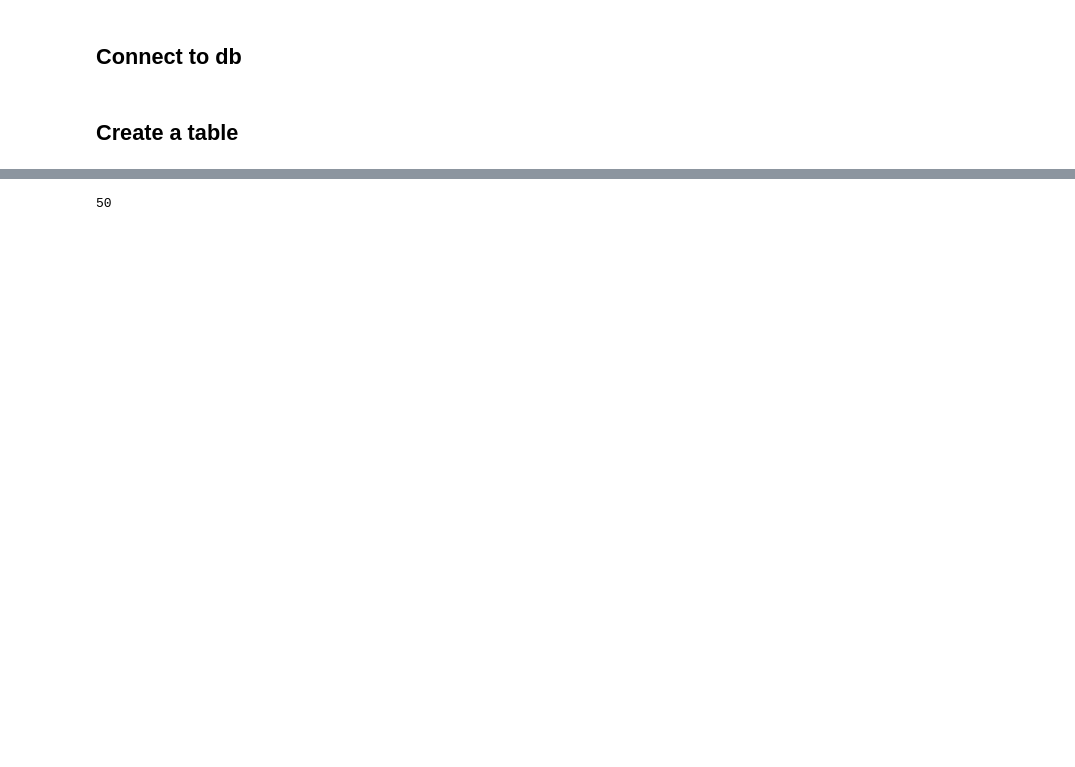
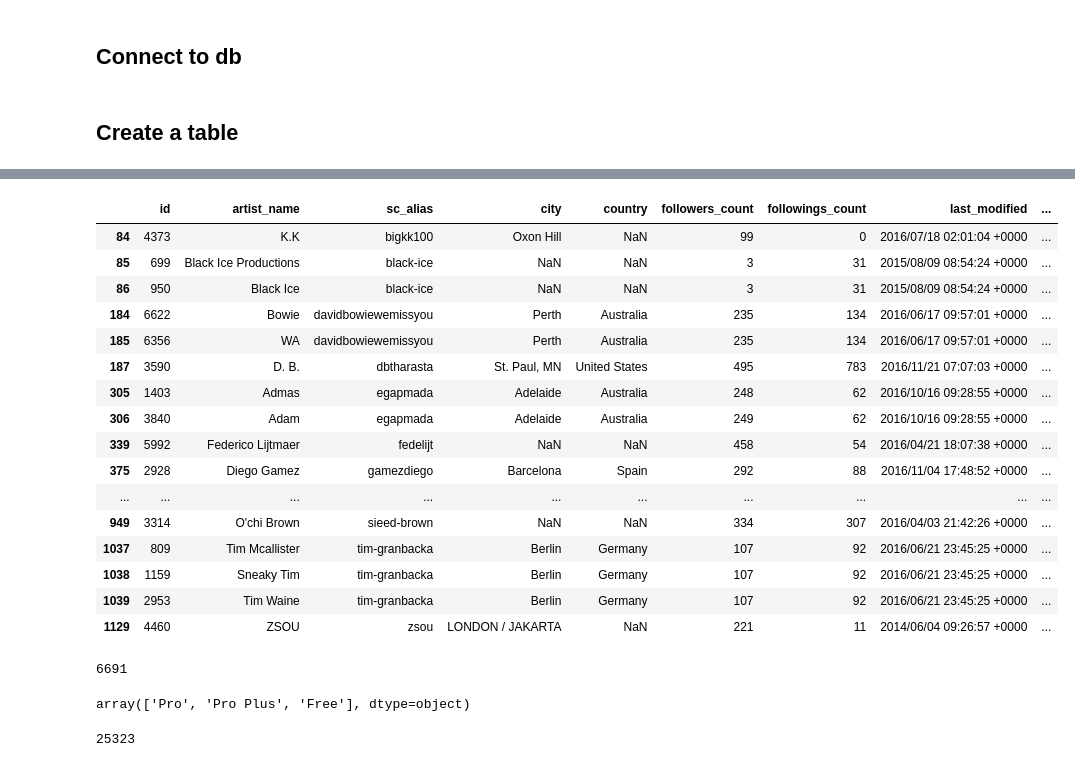
Before and after one commit to salmank09/artistrecommender, a Jupyter notebook: src/sc artist metadata scrape.ipynb, the cells around one changed output, grey strips where cells are left out. Saved outputs shown, nothing was run; the diff lists cells and outputs as text; code cells hidden in the pictures; blank space fills up the shorter version.

```diff
--- a/src/sc artist metadata scrape.ipynb
+++ b/src/sc artist metadata scrape.ipynb
@@ -131,4 +186,2 @@ followers.obj.
-# %%
-len(followers.obj['collection'])
-# %% [output]
-50
+# %%
+df_dups_cleaned = pd.read_csv('../data/dup_artists_list.csv')
@@ -134,0 +190,24 @@ len(followers.obj['collection'])
+# %%
+df_dups_cleaned = df_dups_cleaned[df_dups_cleaned['Unnamed: 2']=='x']
+# %%
+df_dups_cleaned.drop(['Unnamed: 0', 'Unnamed: 2'], inplace=True, axis=1)
+# %%
+df_dups_cleaned[df_dups_cleaned['followers_count']<500]
+# %% [output]
+|  | id | artist_name | sc_alias | city | country | followers_count | followings_count | last_modified | ... |
+| 84 | 4373 | K.K | bigkk100 | Oxon Hill | NaN | 99 | 0 | 2016/07/18 02:01:04 +0000 | ... |
+| 85 | 699 | Black Ice Productions | black-ice | NaN | NaN | 3 | 31 | 2015/08/09 08:54:24 +0000 | ... |
+| 86 | 950 | Black Ice | black-ice | NaN | NaN | 3 | 31 | 2015/08/09 08:54:24 +0000 | ... |
+| 184 | 6622 | Bowie | davidbowiewemissyou | Perth | Australia | 235 | 134 | 2016/06/17 09:57:01 +0000 | ... |
+| 185 | 6356 | WA | davidbowiewemissyou | Perth | Australia | 235 | 134 | 2016/06/17 09:57:01 +0000 | ... |
+| 187 | 3590 | D. B. | dbtharasta | St. Paul, MN | United States | 495 | 783 | 2016/11/21 07:07:03 +0000 | ... |
+| 305 | 1403 | Admas | egapmada | Adelaide | Australia | 248 | 62 | 2016/10/16 09:28:55 +0000 | ... |
+| 306 | 3840 | Adam | egapmada | Adelaide | Australia | 249 | 62 | 2016/10/16 09:28:55 +0000 | ... |
+| 339 | 5992 | Federico Lijtmaer | fedelijt | NaN | NaN | 458 | 54 | 2016/04/21 18:07:38 +0000 | ... |
+| 375 | 2928 | Diego Gamez | gamezdiego | Barcelona | Spain | 292 | 88 | 2016/11/04 17:48:52 +0000 | ... |
+| ... | ... | ... | ... | ... | ... | ... | ... | ... | ... |
+| 949 | 3314 | O'chi Brown | sieed-brown | NaN | NaN | 334 | 307 | 2016/04/03 21:42:26 +0000 | ... |
+| 1037 | 809 | Tim Mcallister | tim-granbacka | Berlin | Germany | 107 | 92 | 2016/06/21 23:45:25 +0000 | ... |
+| 1038 | 1159 | Sneaky Tim | tim-granbacka | Berlin | Germany | 107 | 92 | 2016/06/21 23:45:25 +0000 | ... |
+| 1039 | 2953 | Tim Waine | tim-granbacka | Berlin | Germany | 107 | 92 | 2016/06/21 23:45:25 +0000 | ... |
+| 1129 | 4460 | ZSOU | zsou | LONDON / JAKARTA | NaN | 221 | 11 | 2014/06/04 09:26:57 +0000 | ... |
@@ -134,0 +216,12 @@ len(followers.obj['collection'])
+# %%
+len(df_artists)
+# %% [output]
+6691
+# %%
+df_artists['plan'].unique()
+# %% [output]
+array(['Pro', 'Pro Plus', 'Free'], dtype=object)
+# %%
+df_artists['followers_count'][0].values[0]
+# %% [output]
+25323
```
Also changed, not shown: parts of 25 cells of this notebook, 2 other files.
